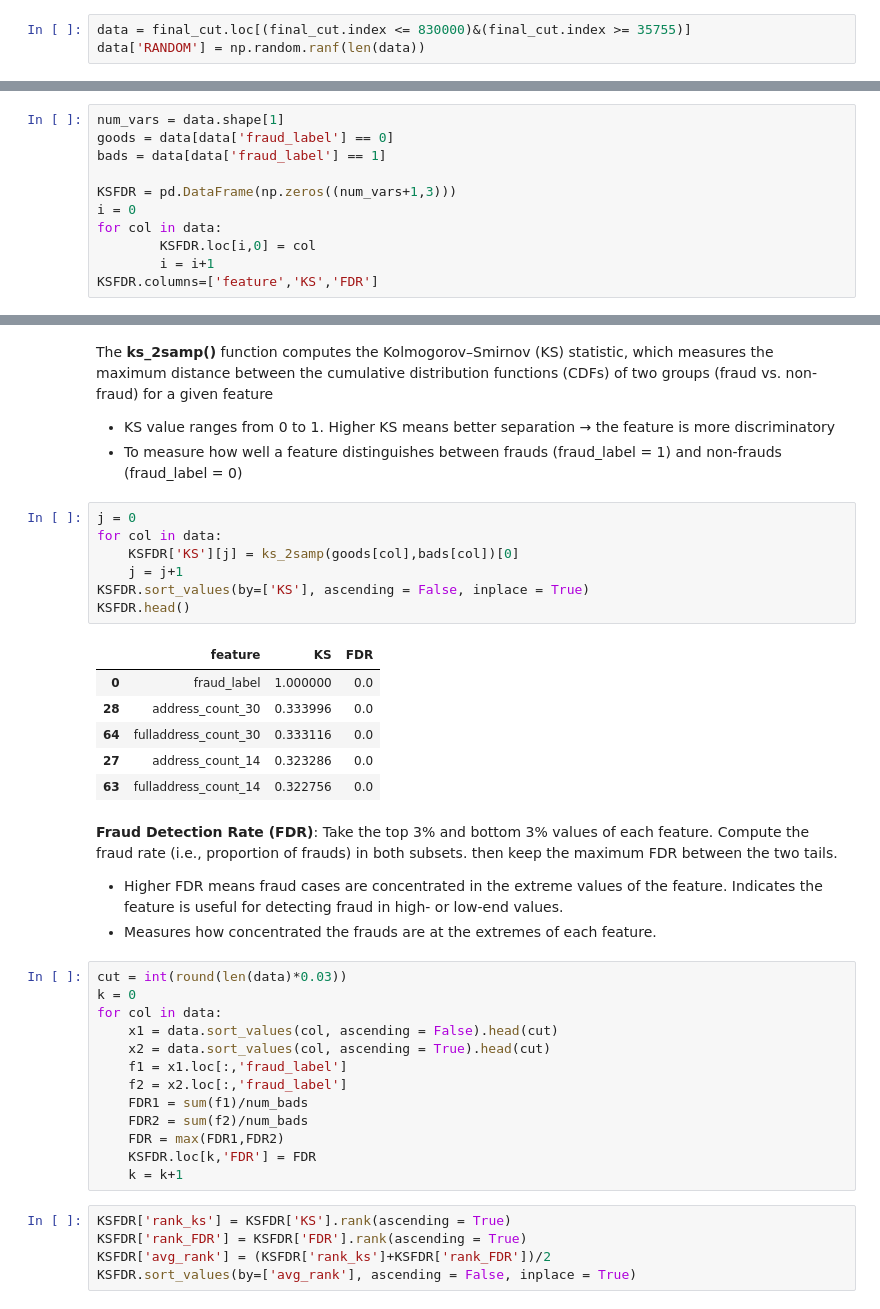
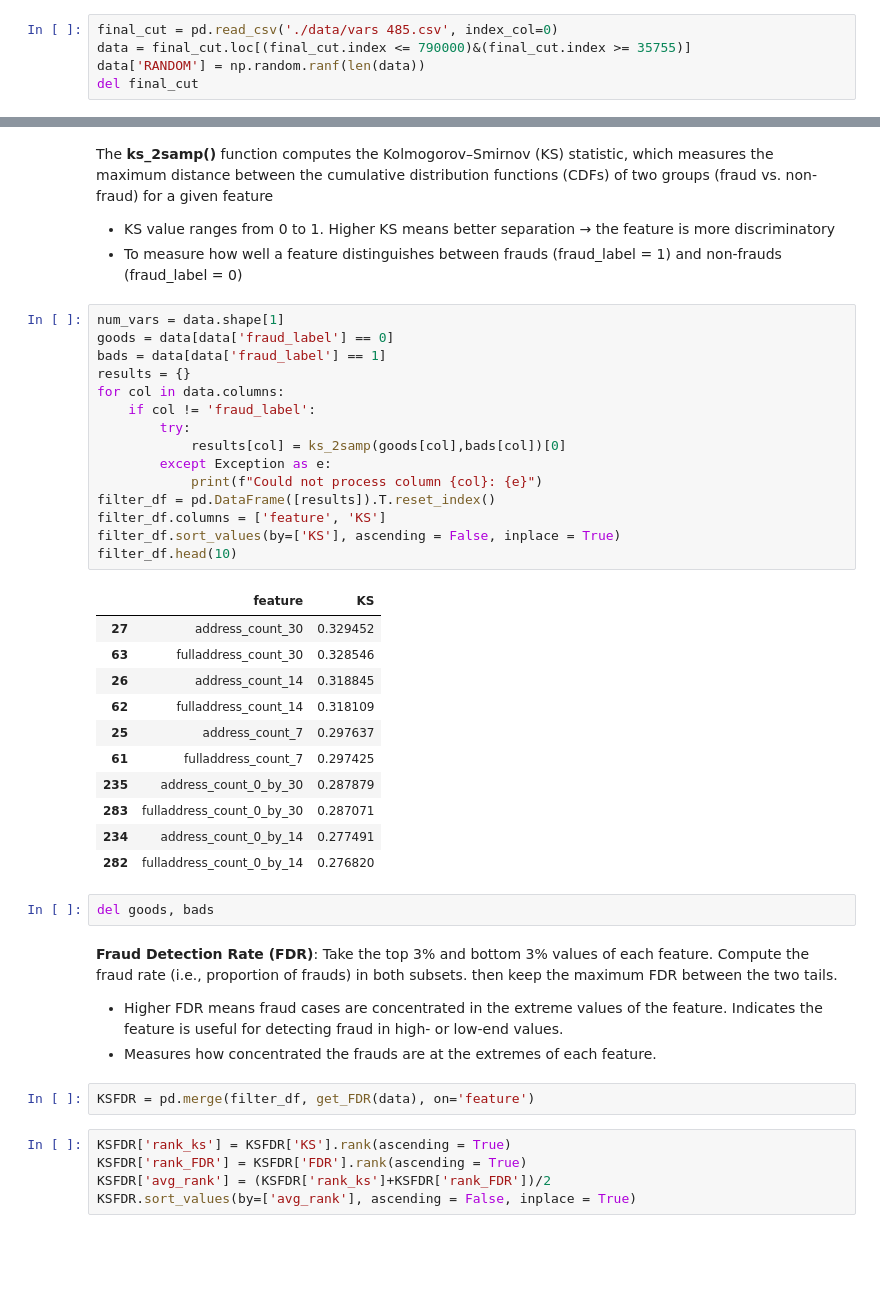
Before and after one commit to YannaCS/Fraud-Detection-By-Machine-Learning, a Jupyter notebook: Feature Engineering.ipynb, the cells around one changed output, grey strips where cells are left out. Drawn from its saved outputs; the diff is of its cells as text; blank space fills up the shorter version.

```diff
--- a/Feature Engineering.ipynb
+++ b/Feature Engineering.ipynb
@@ -483,18 +485,9 @@ final_cut.to_csv('./data/vars 485.csv')
 # %% [markdown]
 # Feature Selection
 # %%
-data = final_cut.loc[(final_cut.index <= 830000)&(final_cut.index >= 35755)]
+final_cut = pd.read_csv('./data/vars 485.csv', index_col=0)
+data = final_cut.loc[(final_cut.index <= 790000)&(final_cut.index >= 35755)]
 data['RANDOM'] = np.random.ranf(len(data))
+del final_cut
 # %% [markdown]
 ## Filter
-# %%
-num_vars = data.shape[1]
-goods = data[data['fraud_label'] == 0]
-bads = data[data['fraud_label'] == 1]
-
-KSFDR = pd.DataFrame(np.zeros((num_vars+1,3)))
-i = 0
-for col in data:
-        KSFDR.loc[i,0] = col
-        i = i+1
-KSFDR.columns=['feature','KS','FDR']
@@ -509,36 +500,40 @@ The **ks_2samp()** function computes the Kolmogorov–Smirnov (KS) statistic, wh
 Higher KS means better separation → the feature is more discriminatory
 - To measure how well a feature distinguishes between frauds (fraud_label = 1) and non-frauds (fraud_label = 0)
 # %%
-j = 0
-for col in data:
-    KSFDR['KS'][j] = ks_2samp(goods[col],bads[col])[0]
-    j = j+1
-KSFDR.sort_values(by=['KS'], ascending = False, inplace = True)
-KSFDR.head()
+num_vars = data.shape[1]
+goods = data[data['fraud_label'] == 0]
+bads = data[data['fraud_label'] == 1]
+results = {}
+for col in data.columns:
+    if col != 'fraud_label':
+        try:
+            results[col] = ks_2samp(goods[col],bads[col])[0]
+        except Exception as e:
+            print(f"Could not process column {col}: {e}")
+filter_df = pd.DataFrame([results]).T.reset_index()
+filter_df.columns = ['feature', 'KS']
+filter_df.sort_values(by=['KS'], ascending = False, inplace = True)
+filter_df.head(10)
 # %% [output]
-|  | feature | KS | FDR |
-| 0 | fraud_label | 1.000000 | 0.0 |
-| 28 | address_count_30 | 0.333996 | 0.0 |
-| 64 | fulladdress_count_30 | 0.333116 | 0.0 |
-| 27 | address_count_14 | 0.323286 | 0.0 |
-| 63 | fulladdress_count_14 | 0.322756 | 0.0 |
+|  | feature | KS |
+| 27 | address_count_30 | 0.329452 |
+| 63 | fulladdress_count_30 | 0.328546 |
+| 26 | address_count_14 | 0.318845 |
+| 62 | fulladdress_count_14 | 0.318109 |
+| 25 | address_count_7 | 0.297637 |
+| 61 | fulladdress_count_7 | 0.297425 |
+| 235 | address_count_0_by_30 | 0.287879 |
+| 283 | fulladdress_count_0_by_30 | 0.287071 |
+| 234 | address_count_0_by_14 | 0.277491 |
+| 282 | fulladdress_count_0_by_14 | 0.276820 |
+# %%
+del goods, bads
 # %% [markdown]
 **Fraud Detection Rate (FDR)**: Take the top 3% and bottom 3% values of each feature. Compute the fraud rate (i.e., proportion of frauds) in both subsets. then keep the maximum FDR between the two tails.
 - Higher FDR means fraud cases are concentrated in the extreme values of the feature. Indicates the feature is useful for detecting fraud in high- or low-end values.
 - Measures how concentrated the frauds are at the extremes of each feature.
-# %%
-cut = int(round(len(data)*0.03))
-k = 0
-for col in data:
-    x1 = data.sort_values(col, ascending = False).head(cut)
-    x2 = data.sort_values(col, ascending = True).head(cut)
-    f1 = x1.loc[:,'fraud_label']
-    f2 = x2.loc[:,'fraud_label']
-    FDR1 = sum(f1)/num_bads
-    FDR2 = sum(f2)/num_bads
-    FDR = max(FDR1,FDR2)
-    KSFDR.loc[k,'FDR'] = FDR
-    k = k+1
+# %%
+KSFDR = pd.merge(filter_df, get_FDR(data), on='feature')
 # %%
 KSFDR['rank_ks'] = KSFDR['KS'].rank(ascending = True)
 KSFDR['rank_FDR'] = KSFDR['FDR'].rank(ascending = True)
```
Also changed, not shown: parts of 23 cells of this notebook, 14 other files.
